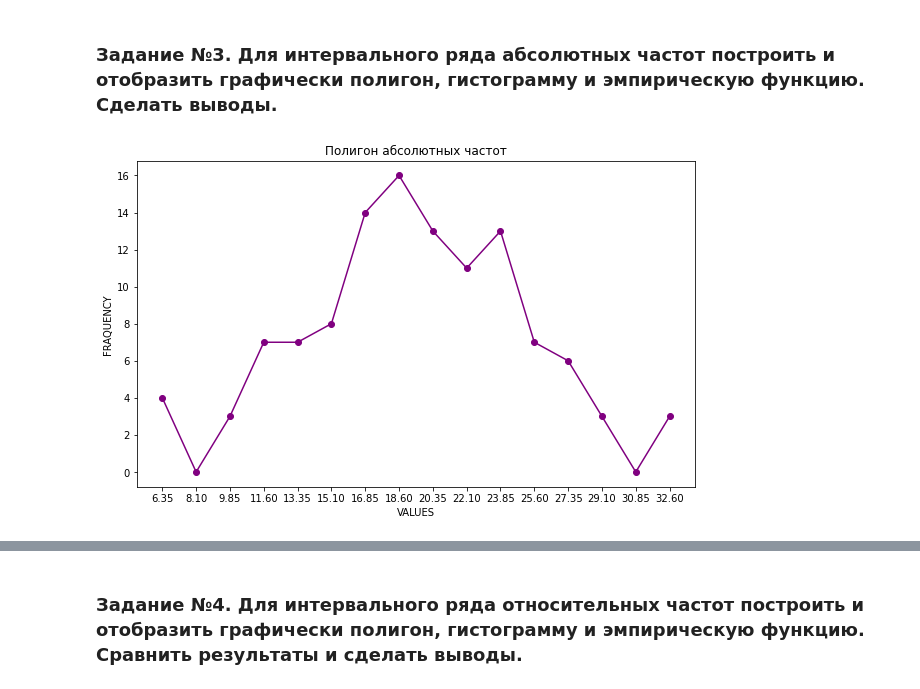
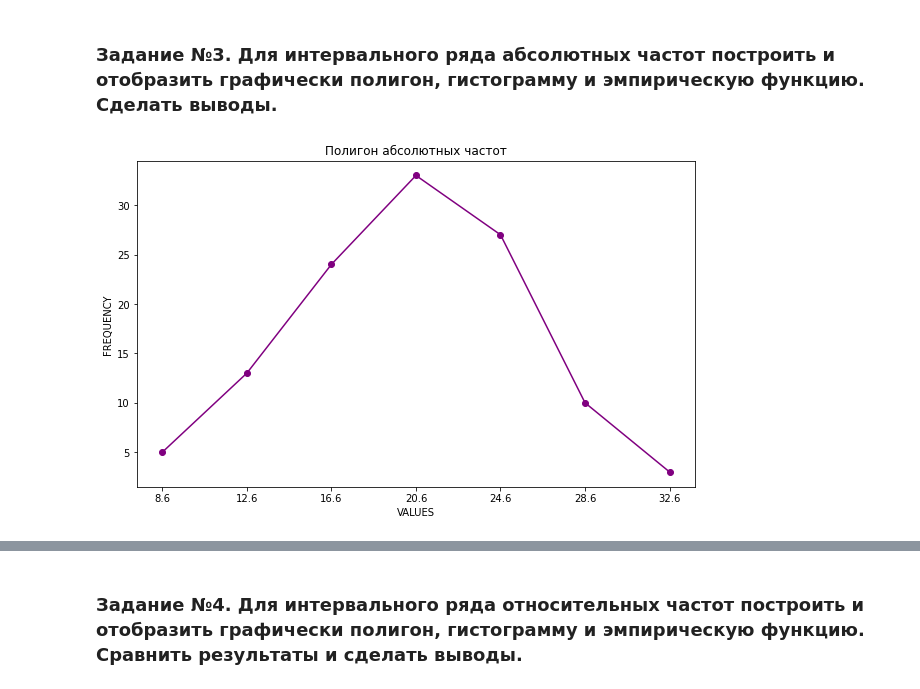
Before and after one commit to SelesPurple/statan, a Jupyter notebook: task.ipynb, the cells around one changed output, grey strips where cells are left out. Saved outputs shown, nothing was run; the diff lists cells and outputs as text; code cells hidden in the pictures.

```diff
--- a/task.ipynb
+++ b/task.ipynb
@@ -127,7 +133,7 @@ selection_variation
 # %% [markdown]
 *Интервальный ряд:*
 # %%
-k = int(1+3.32*math.log(n))
+k = int(1+3.322*math.log10(n))
 min = selection_variation["variation"][0]
 max = selection_variation["variation"][len(selection_variation) - 1]
 h = (max - min)/k
@@ -159,14 +156,14 @@ selection_interval
 # %%
 right_values = []
 for i in range(len(selection_interval)):
     right_values.append(selection_interval["interval"][i].right)
 fig, ax = plt.subplots(figsize=(10, 6))
 ax.scatter(right_values, selection_interval["frequency"], color="purple")
 plt.plot(right_values, selection_interval["frequency"], color="purple")
 plt.xticks(right_values)
 plt.title("Полигон абсолютных частот")
 plt.xlabel("VALUES")
-plt.ylabel("FRAQUENCY")
+plt.ylabel("FREQUENCY")
 plt.show()
 # %% [output]
-[figure, old version]
+[figure, new version]
```
Also changed, not shown: parts of 33 cells of this notebook.
